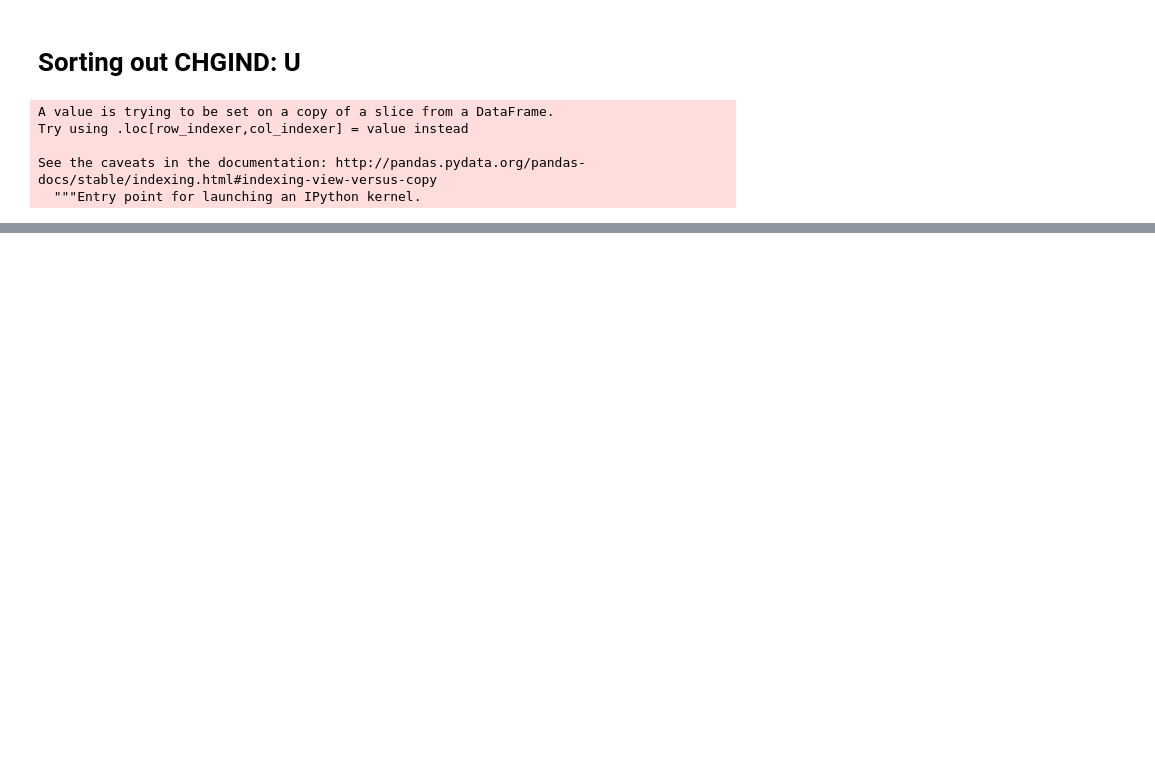
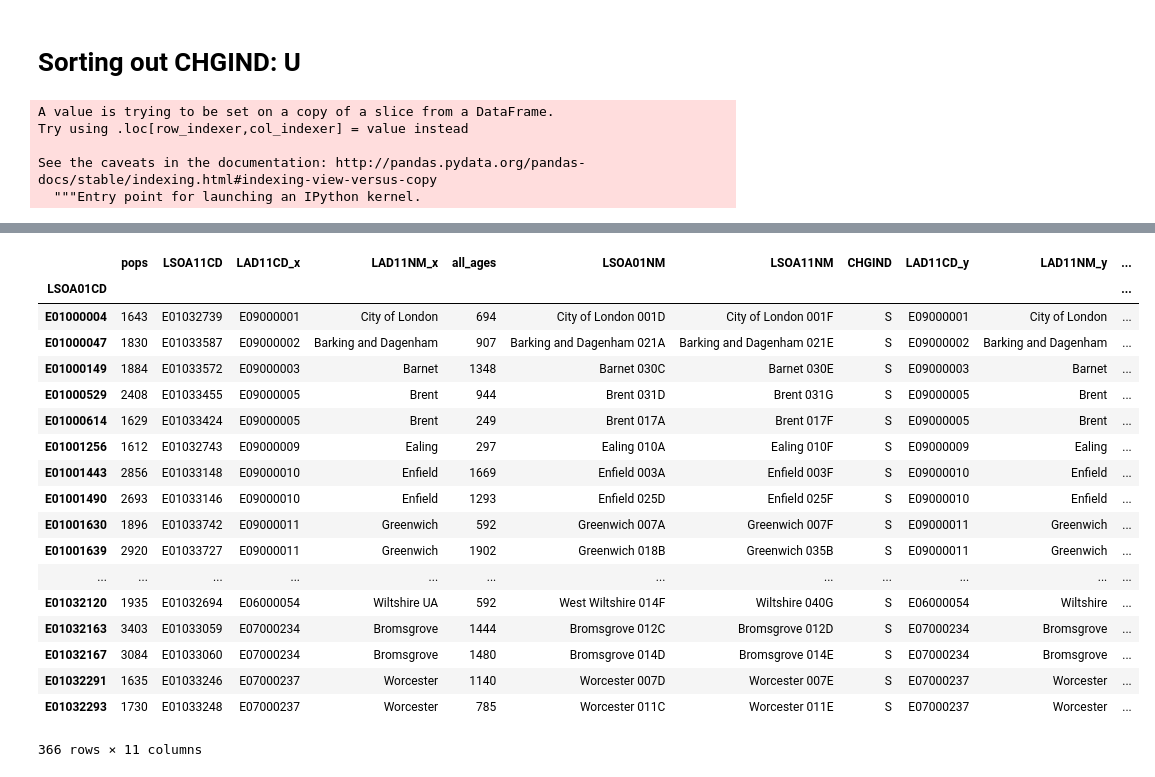
Before and after one commit to annalisasheehan/ICL_Diabetes, a Jupyter notebook: IMD04_LAD01.ipynb, the cells around one changed output, grey strips where cells are left out. Cells and saved outputs as stored; diff of their text form; code cells hidden in the pictures; blank space fills up the shorter version.

```diff
--- a/IMD04_LAD01.ipynb
+++ b/IMD04_LAD01.ipynb
@@ -194,0 +293,24 @@ See the caveats in the documentation: http://pandas.pydata.org/pandas-docs/stabl
+# %%
+pops_lu_S_m_n = pops_lu_S_m.reset_index().drop_duplicates(subset='LSOA01CD', keep='first').set_index('LSOA01CD')
+# %%
+pops_lu_S_m_n
+# %% [output]
+|  | pops | LSOA11CD | LAD11CD_x | LAD11NM_x | all_ages | LSOA01NM | LSOA11NM | CHGIND | LAD11CD_y | LAD11NM_y | ... |
+| LSOA01CD |  |  |  |  |  |  |  |  |  |  | ... |
+| E01000004 | 1643 | E01032739 | E09000001 | City of London | 694 | City of London 001D | City of London 001F | S | E09000001 | City of London | ... |
+| E01000047 | 1830 | E01033587 | E09000002 | Barking and Dagenham | 907 | Barking and Dagenham 021A | Barking and Dagenham 021E | S | E09000002 | Barking and Dagenham | ... |
+| E01000149 | 1884 | E01033572 | E09000003 | Barnet | 1348 | Barnet 030C | Barnet 030E | S | E09000003 | Barnet | ... |
+| E01000529 | 2408 | E01033455 | E09000005 | Brent | 944 | Brent 031D | Brent 031G | S | E09000005 | Brent | ... |
+| E01000614 | 1629 | E01033424 | E09000005 | Brent | 249 | Brent 017A | Brent 017F | S | E09000005 | Brent | ... |
+| E01001256 | 1612 | E01032743 | E09000009 | Ealing | 297 | Ealing 010A | Ealing 010F | S | E09000009 | Ealing | ... |
+| E01001443 | 2856 | E01033148 | E09000010 | Enfield | 1669 | Enfield 003A | Enfield 003F | S | E09000010 | Enfield | ... |
+| E01001490 | 2693 | E01033146 | E09000010 | Enfield | 1293 | Enfield 025D | Enfield 025F | S | E09000010 | Enfield | ... |
+| E01001630 | 1896 | E01033742 | E09000011 | Greenwich | 592 | Greenwich 007A | Greenwich 007F | S | E09000011 | Greenwich | ... |
+| E01001639 | 2920 | E01033727 | E09000011 | Greenwich | 1902 | Greenwich 018B | Greenwich 035B | S | E09000011 | Greenwich | ... |
+| ... | ... | ... | ... | ... | ... | ... | ... | ... | ... | ... | ... |
+| E01032120 | 1935 | E01032694 | E06000054 | Wiltshire UA | 592 | West Wiltshire 014F | Wiltshire 040G | S | E06000054 | Wiltshire | ... |
+| E01032163 | 3403 | E01033059 | E07000234 | Bromsgrove | 1444 | Bromsgrove 012C | Bromsgrove 012D | S | E07000234 | Bromsgrove | ... |
+| E01032167 | 3084 | E01033060 | E07000234 | Bromsgrove | 1480 | Bromsgrove 014D | Bromsgrove 014E | S | E07000234 | Bromsgrove | ... |
+| E01032291 | 1635 | E01033246 | E07000237 | Worcester | 1140 | Worcester 007D | Worcester 007E | S | E07000237 | Worcester | ... |
+| E01032293 | 1730 | E01033248 | E07000237 | Worcester | 785 | Worcester 011C | Worcester 011E | S | E07000237 | Worcester | ... |
+366 rows × 11 columns
```
Also changed, not shown: parts of 76 cells of this notebook.
